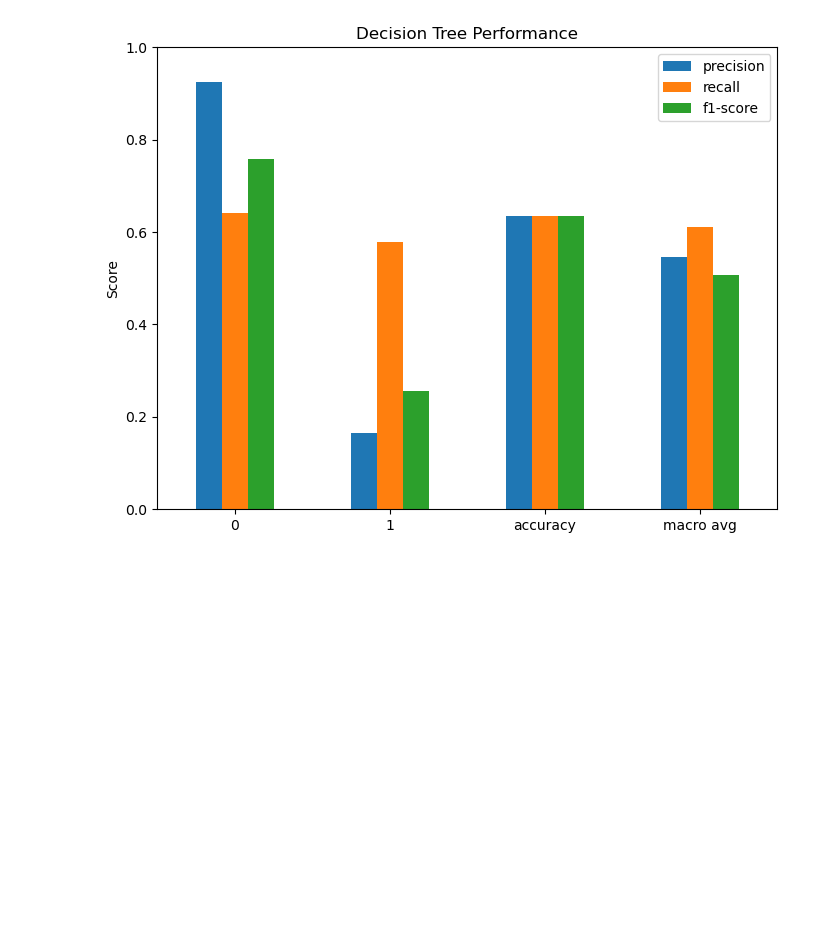
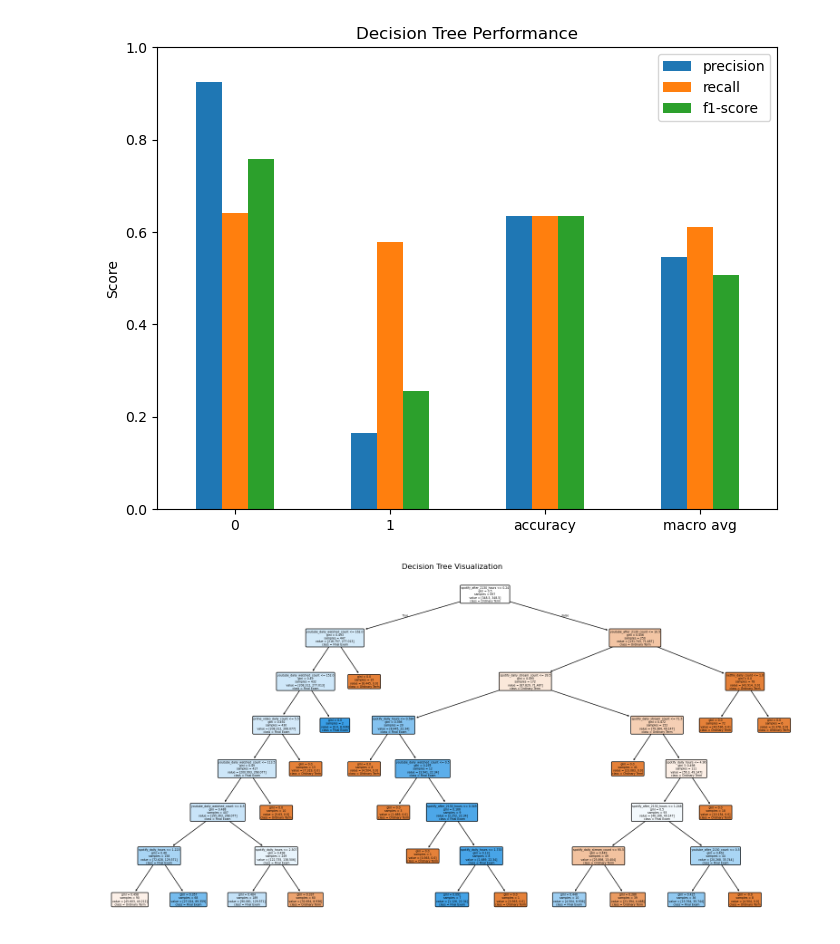
Before and after one commit to omerkaraca-fire/DSA210_TermProject, a Jupyter notebook: MachineLearning/machinelearning.ipynb, the cells around one changed output. Saved outputs shown, nothing was run; the diff lists cells and outputs as text; code cells hidden in the pictures; blank space fills up the shorter version.

```diff
--- a/MachineLearning/machinelearning.ipynb
+++ b/MachineLearning/machinelearning.ipynb
@@ -43,7 +130,7 @@ calendar_path = project_root / "data_github/academical_calendar/academicCalendar
 
 
 # This is the path to store the results. It is in the MachineLearning/results
-result_path = project_root / "MachineLearning/results"
+result_path = project_root / "MachineLearning/results/ACADEMICAL_PERIOD"
 # %%
 #--------------LOADING THE DATASETS-----------------------#
 youtube_data = pd.read_csv(youtube_path)
@@ -849,3 +938,16 @@ plt.savefig(result_path / "decision_tree_performance.png", dpi=300, bbox_inches=
 plt.show()
 # %% [output]
 [figure]
+# %%
+# Adding the decision tree itself, how it decides to split the data based on the features.
+# This will help us understand which features are more important for the model and how it is making its predictions.
+#  We can use the plot_tree function from sklearn to visualize the decision tree.
+# The tree is constructed based on the best max depth that we get by fine tuning the parameter max depth.
+from sklearn.tree import plot_tree
+plt.figure(figsize=(20, 10))
+plot_tree(best_decision_tree, feature_names=feature_columns, class_names=["Ordinary Term", "Final Exam"], filled=True, rounded=True)
+plt.title("Decision Tree Visualization")
+plt.savefig(result_path / "decision_tree_visualization.png", dpi=300, bbox_inches="tight")
+plt.show()
+# %% [output]
+[figure, added]
```
Also changed, not shown: parts of 34 cells of this notebook, 56 other files.
